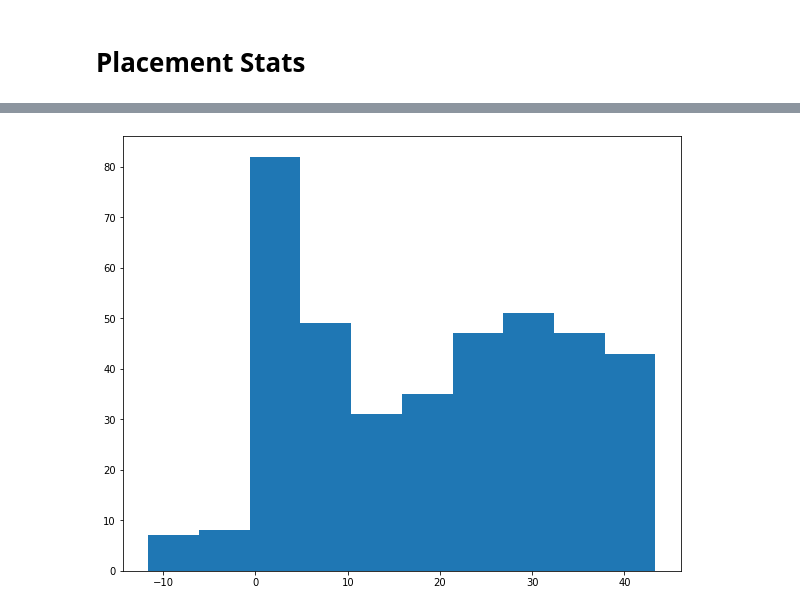
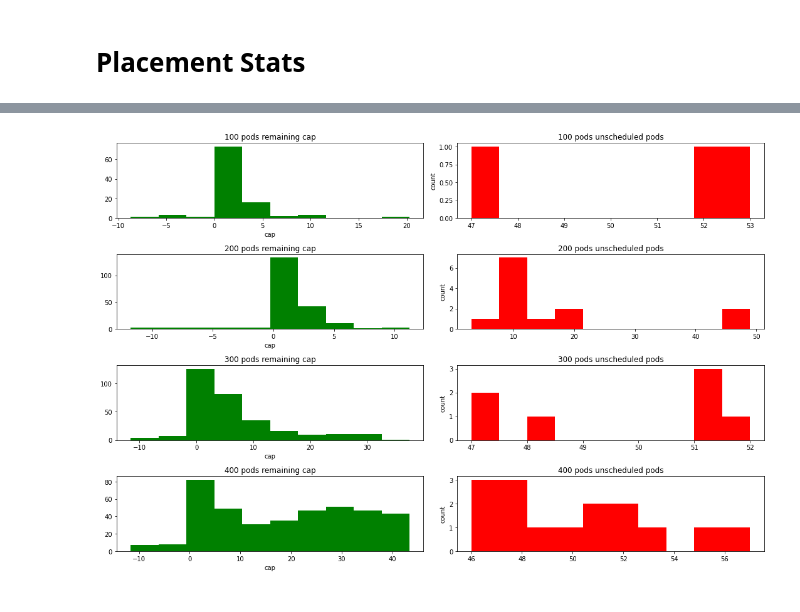
Before and after one commit to Vincent-lau/hyperion, a Jupyter notebook: measure/plotmetrics.ipynb, the cells around one changed output, grey strips where cells are left out. Cells and saved outputs as stored; diff of their text form; code cells hidden in the pictures.

Commit message:
graph: plot placement stats

```diff
--- a/measure/plotmetrics.ipynb
+++ b/measure/plotmetrics.ipynb
@@ -226,16 +235,17 @@ with open(f'{dir}placement-400pods-60cap-2c.json', 'r') as f:
 # %%
-final_w = []
+final_ws = []
 left_elements = []
-for k, v in pl['0'].items():
-  if k == 'my-controller':
-    left_elements = v['left elements']
-  else:
-    final_w.append(v['final w'])
+for i in range(4):
+  final_w = []
+  for k, v in pl[i]['0'].items():
+    if k == 'my-controller':
+      left_elements.append(np.array(v['left elements']))
+    else:
+      final_w.append(v['final w'])
+  final_ws.append(np.array(final_w))
 
-final_w = np.array(final_w)
-left_elements = np.array(left_elements)
-sl = np.sum(left_elements)
-print(final_w)
+left_elements = left_elements
+print(final_ws)
 print(f'sum is {np.sum(final_w)}')
 print(f'mean is {np.mean(final_w)}')
 print(f'std is {np.std(final_w)}')
@@ -261,9 +253,18 @@ elements left are [49 46 48 53 46 51 55 46 48 57 48 52 51 50 52]
-# %%
-fig, ax = plt.subplots()
-fig.set_size_inches(10, 8)
-ax.hist(final_w)
-# ax.axhline(sl)
-
-fig.savefig(f'{dir}finalw-100pods-1c.png')
-# %% [output]
-[figure, removed]
+# %%
+fig, ax = plt.subplots(nrows=4, ncols=2)
+fig.set_size_inches(15, 10)
+
+
+for i in range(4):
+  ax[i][0].hist(final_ws[i], color='green')
+  ax[i][1].hist(left_elements[i], color='red')
+  ax[i][0].set_title(f'{(i+1)*100} pods remaining cap')
+  ax[i][1].set_title(f'{(i+1)*100} pods unscheduled pods')
+  ax[i][0].set_xlabel('cap')
+  ax[i][1].set_ylabel('count')
+  # ax.axhline(sl)
+
+fig.tight_layout()
+fig.savefig(f'{graph_dir}finalw-2c.png')
+# %% [output]
+[figure, added]
```
Also changed, not shown: parts of 6 cells of this notebook, 2 other files.
